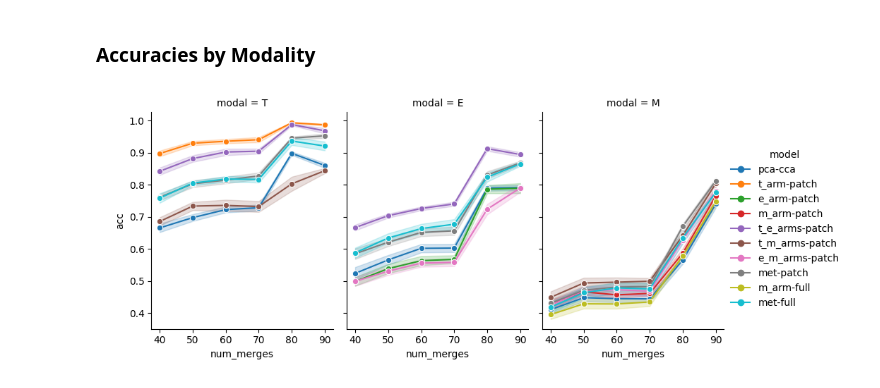
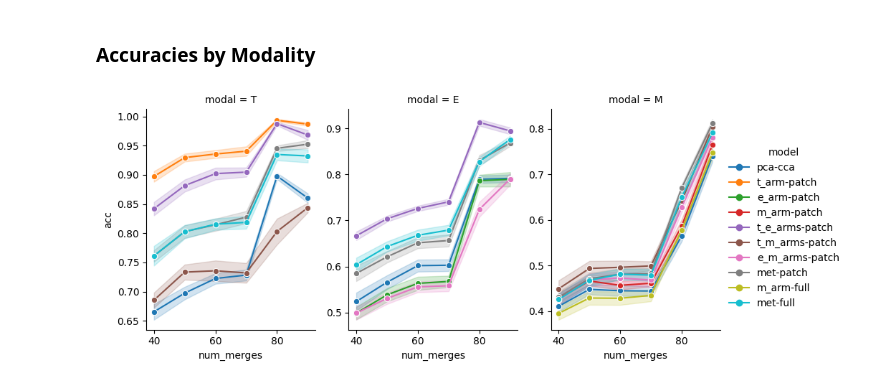
Before and after one commit to AllenInstitute/cplAE_MET, a Jupyter notebook: notebooks/MET_Results.ipynb, the cells around one changed output. Saved outputs shown, nothing was run; the diff lists cells and outputs as text; code cells hidden in the pictures.

```diff
--- a/notebooks/MET_Results.ipynb
+++ b/notebooks/MET_Results.ipynb
@@ -306,8 +303,8 @@ met_patch_results = {key: np.concatenate(arr_list) for (key, arr_list) in met_pa
 #### MET Full
 # %%
 met_config = full_experiments["met-full"]["config"]
-met_fold = full_experiments["met-full"]["folds"][0]
-met_model = utils.load_model(met_config, met_fold["best"])
+met_fold = full_experiments["met-full"]["folds"][1]
+met_model = met_fold["best"]
 met_specimens = met_data.query(met_fold["test_ids"], ["M", "E", "T"])["specimen_id"]
 latent_data = {modal: get_latent(met_model, met_data, met_specimens, modal) for modal in ["T", "E", "M"]}
 pca_all = PCA(n_components = 2).fit(np.concatenate([latent_data["T"][0], latent_data["E"][0], latent_data["M"][0]]))
@@ -326,8 +323,8 @@ met_full_results = {key: np.concatenate(arr_list) for (key, arr_list) in met_ful
 EM_align = {"X": [], "Y": [], "Experiment": [], "Platform": [], "Type": []}
 for exp_name in ["m_arm-patch", "m_arm-full", "met-patch", "met-full"]:
     config = all_experiments[exp_name]["config"]
-    fold = all_experiments[exp_name]["folds"][0]
-    model = utils.load_model(config, fold["best"])
+    fold = all_experiments[exp_name]["folds"][1]
+    model = fold["best"]
     patch_specimens_inh = met_data.query(fold["test_ids"],["M"], platforms = ["patchseq"], classes = ["inh"])["specimen_id"]
     patch_specimens_exc = met_data.query(fold["test_ids"], ["M"], platforms = ["patchseq"], classes = ["exc"])["specimen_id"]
     EM_specimens_inh = met_data.query(fold["test_ids"], ["M"], platforms = ["EM"], classes = ["inh"])["specimen_id"]
@@ -407,11 +404,12 @@ count_thresh = 6
 (accs, label_counts)  = ({}, {})
 for (exp_name, exp_dict) in all_experiments.items():
     is_cca = ("cca" in exp_name)
-    for (i, fold) in enumerate(exp_dict["folds"], 1):
+    folds = exp_dict["folds"] if is_cca else exp_dict["folds"].values()
+    for (i, fold) in enumerate(folds, 1):
         train_data = met_data.query(fold["train_ids"], modalities = ["T", "E", "M"])
         test_data = met_data.query(fold["test_ids"], modalities = ["T", "E", "M"])
-        model = fold["model"] if is_cca else utils.load_model(exp_dict["config"], fold["best"])
-        modalities = fold["model"].pca.keys() if is_cca else model.modal_arms.keys()
+        model = fold["model"] if is_cca else fold["best"]
+        modalities = exp_dict["config"]["modalities"]
         for modal in modalities:
             print(f"Generating {exp_name} - {i}: {modal} -> T-type             ", end = "\r")
             for val in range(40, 100, 10):
@@ -440,6 +438,7 @@ Completed
 cca_keys = {"T": "t_e_cca", "E": "t_e_cca", "M": "t_m_cca"}
 results = {"num_merges": [], "acc": [], "modal": [], "model": []}
 for (exp_name, modal_dict) in accs.items():
+    if exp_name in {"t_m_arms-full", "e_m_arms-full"}: continue
     for (modal, val_dict) in modal_dict.items():
         if "cca" in exp_name:
             if cca_keys[modal] in exp_name:
@@ -472,8 +471,8 @@ acc_frame = acc_frame.sort_index(key = lambda index: index.str.slice(0, 1).map(m
 ### Accuracies by Modality
 # %%
 sns.relplot(data = results, x = "num_merges", y = "acc", hue = "model", col = "modal", kind = "line", marker = "o",
-            errorbar = "se", col_order = ["T", "E", "M"], facet_kws = {'sharey': True}, height = 4, aspect = 0.75)
-plt.savefig("../../accs.pdf")
+            errorbar = "se", col_order = ["T", "E", "M"], facet_kws = {'sharey': False}, height = 4, aspect = 0.75)
+# plt.savefig("../../accs.pdf")
 plt.show()
 # %% [output]
-[figure, old version]
+[figure, new version]
```
Also changed, not shown: parts of 19 cells of this notebook.
